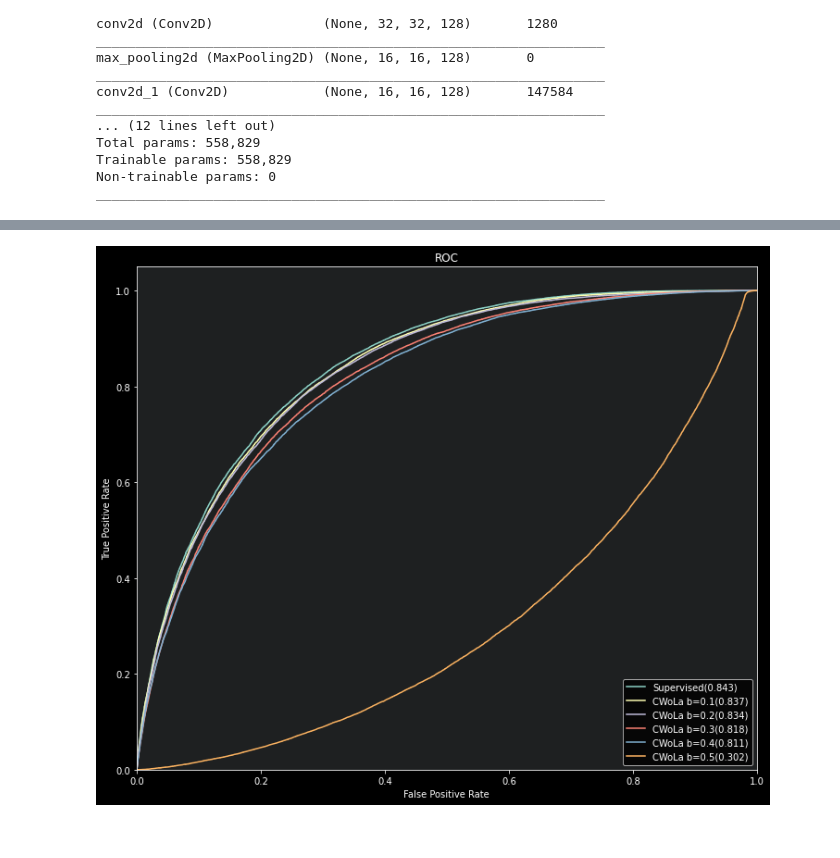
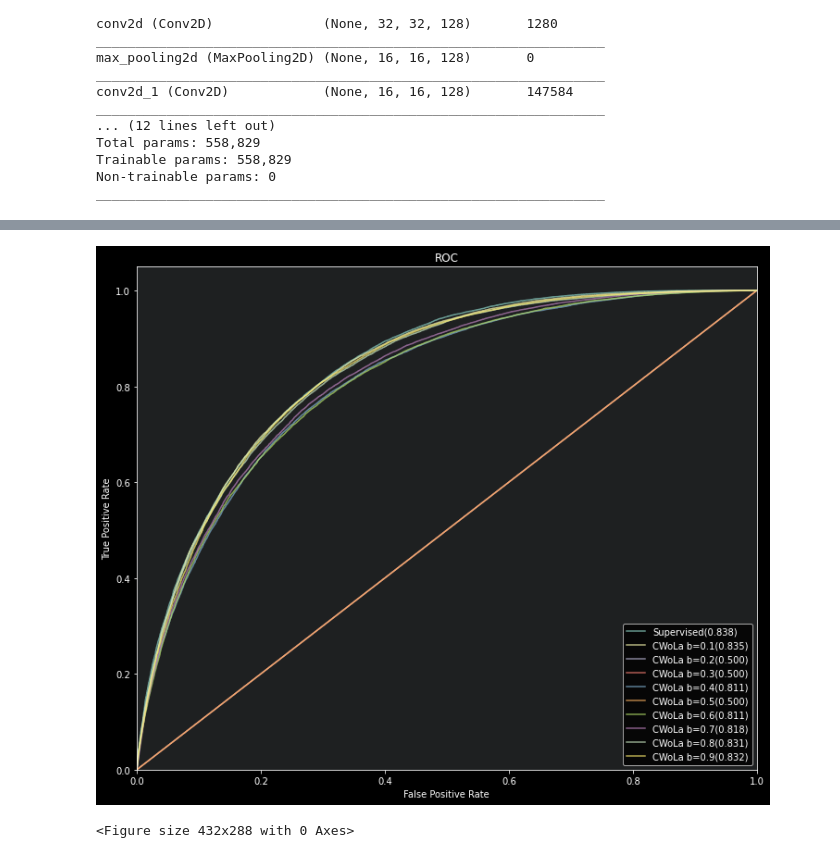
Before and after one commit to TDHTTTT/GCNN, a Jupyter notebook: WIP_cwola.ipynb, the cells around one changed output, grey strips where cells are left out. Drawn from its saved outputs; the diff is of its cells as text; code cells hidden in the pictures.

```diff
--- a/WIP_cwola.ipynb
+++ b/WIP_cwola.ipynb
@@ -117,7 +117,7 @@ def roc(true,pred,b,ax):
         roc_auc[i] = auc(fpr[i], tpr[i])
 
     print(roc_auc)
-    ax.plot(fpr[1], tpr[1], label='CWoLa b={:.1f}({:.3f})'.format(b,roc_auc[0])
+    ax.plot(fpr[1], tpr[1], alpha=0.7, label='CWoLa b={:.1f}({:.3f})'.format(b,roc_auc[0])
              if b else "Supervised({:.3f})".format(roc_auc[0]))
 
     return roc_auc[0]
@@ -129,10 +129,10 @@ def train_model(model, x_train, y_train, x_val, y_val, x_test, y_test, ax, br=0)
                     callbacks=callbacks)
     y_hat = model.predict(x_test)
     y_hat = np.reshape(y_hat,(y_hat.shape[0]))
-    if br >= 0.5:
+    if br >= 0.6:
         y_hat = 1-y_hat
     aucx = roc(y_test, y_hat, br, ax)
-    model.save_weights(('cwola_'+ str(br) if br else 'supervised') +'cnnbase' +'_20e_128b_'+ str(aucx) +'.h5')
+    model.save_weights('./model/'+ ('cwola_'+ str(br) if br else 'supervised') +'cnnbase' +'_20e_128b_'+ str(aucx) +'.h5')
     return aucx, y_hat, history
 # %%
 i = 0
@@ -158,12 +158,13 @@ while True:
     historys.append(historyx)
 
     i += 0.1
-    if i >= 0.6:
+    if i >= 0.9:
         print('Done!')
         break
 
 ax.legend(loc='lower right')
 plt.show()
+plt.savefig("./fig/ROC_all.png")
 # %% [output]
 Bg/All in the mixed sample is: 0
 Epoch 1/20
@@ -184,2 +185,3 @@ Epoch 10/20
 Done!
-[figure, old version]
+[figure, new version]
+<Figure size 432x288 with 0 Axes>
```
Also changed, not shown: parts of 1 cell of this notebook.
